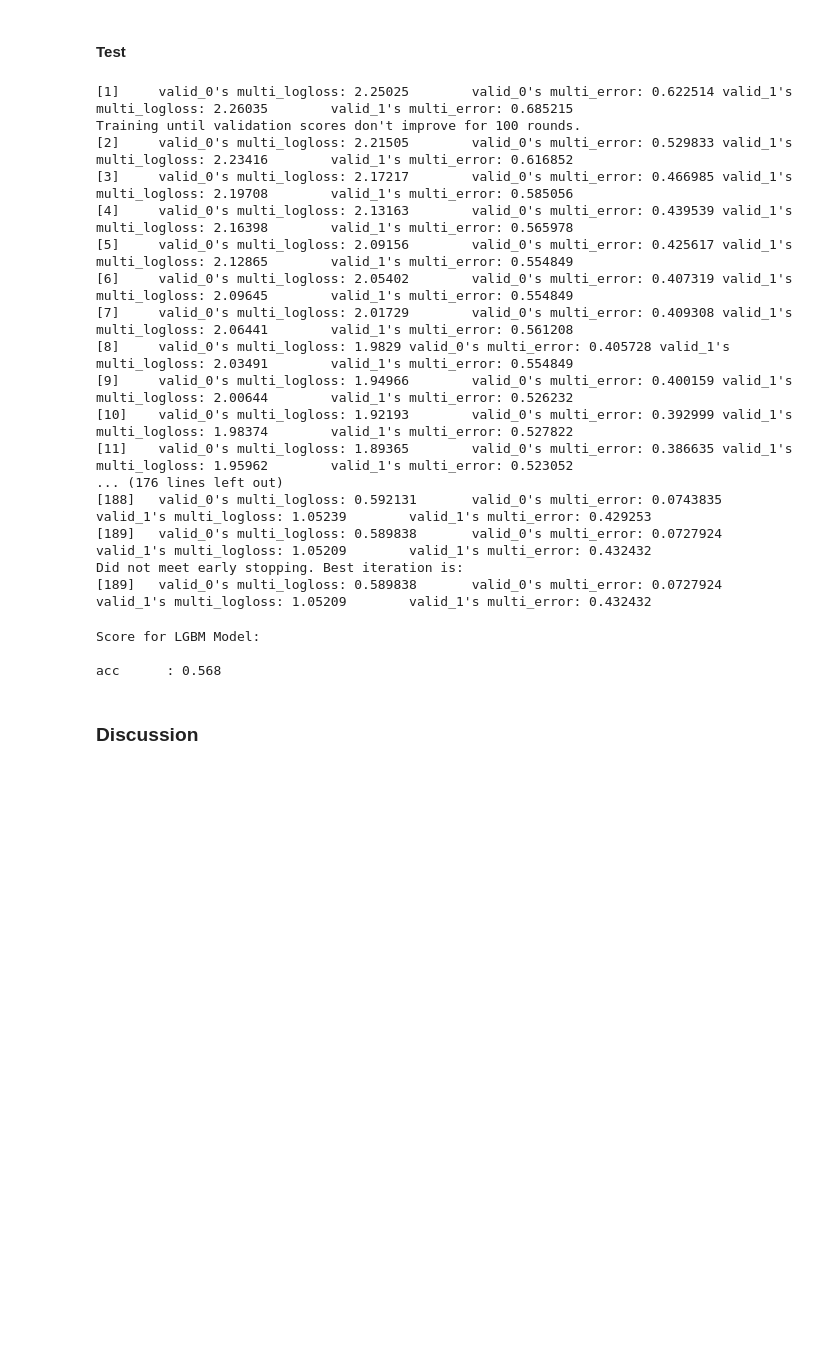
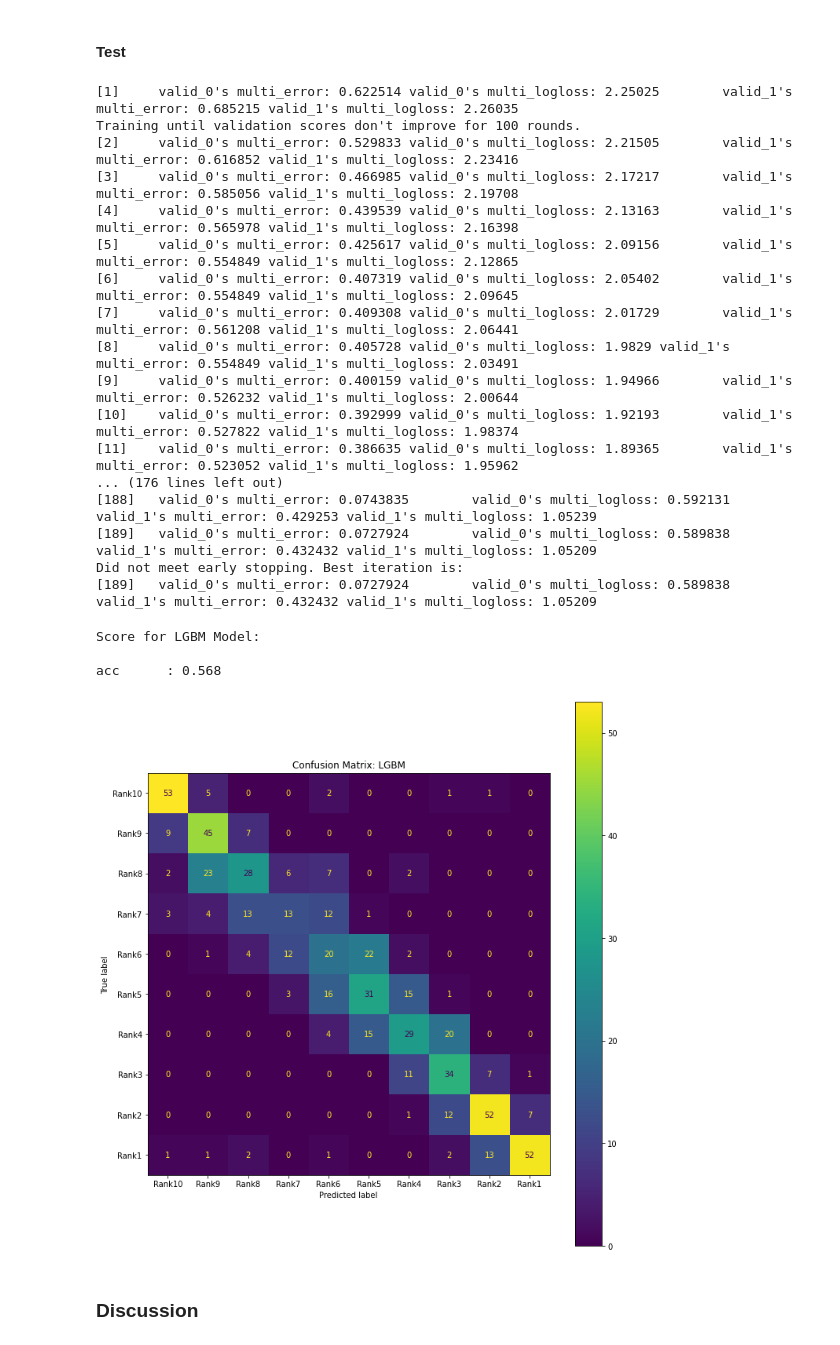
Before and after one commit to SamuelMiller413/N1-Health, a Jupyter notebook: N1_Assignment.ipynb, the cells around one changed output. Cells and saved outputs as stored; diff of their text form; code cells hidden in the pictures; blank space fills up the shorter version.

```diff
--- a/N1_Assignment.ipynb
+++ b/N1_Assignment.ipynb
@@ -1692,27 +1706,29 @@ lgbm = best_lgbm
 # fit model
 lgbm.fit(train_df[col_feat], train_df[label_col], early_stopping_rounds=100, eval_set=[(train_df[col_feat], train_df[label_col]), (test_df[col_feat], test_df[label_col])], eval_metric='multi_error', verbose=True)
 # score
+lgbm_preds = lgbm.predict(test_df[col_feat])
 lgbm_acc = accuracy_score(test_df[label_col], lgbm.predict(test_df[col_feat]))
+
 # store score
 lgbm_score = {'acc':lgbm_acc}
 # %% [output]
-[1]     valid_0's multi_logloss: 2.25025        valid_0's multi_error: 0.622514 valid_1's multi_logloss: 2.26035        valid_1's multi_error: 0.685215
+[1]     valid_0's multi_error: 0.622514 valid_0's multi_logloss: 2.25025        valid_1's multi_error: 0.685215 valid_1's multi_logloss: 2.26035
 Training until validation scores don't improve for 100 rounds.
-[2]     valid_0's multi_logloss: 2.21505        valid_0's multi_error: 0.529833 valid_1's multi_logloss: 2.23416        valid_1's multi_error: 0.616852
-[3]     valid_0's multi_logloss: 2.17217        valid_0's multi_error: 0.466985 valid_1's multi_logloss: 2.19708        valid_1's multi_error: 0.585056
-[4]     valid_0's multi_logloss: 2.13163        valid_0's multi_error: 0.439539 valid_1's multi_logloss: 2.16398        valid_1's multi_error: 0.565978
-[5]     valid_0's multi_logloss: 2.09156        valid_0's multi_error: 0.425617 valid_1's multi_logloss: 2.12865        valid_1's multi_error: 0.554849
-[6]     valid_0's multi_logloss: 2.05402        valid_0's multi_error: 0.407319 valid_1's multi_logloss: 2.09645        valid_1's multi_error: 0.554849
-[7]     valid_0's multi_logloss: 2.01729        valid_0's multi_error: 0.409308 valid_1's multi_logloss: 2.06441        valid_1's multi_error: 0.561208
-[8]     valid_0's multi_logloss: 1.9829 valid_0's multi_error: 0.405728 valid_1's multi_logloss: 2.03491        valid_1's multi_error: 0.554849
-[9]     valid_0's multi_logloss: 1.94966        valid_0's multi_error: 0.400159 valid_1's multi_logloss: 2.00644        valid_1's multi_error: 0.526232
-[10]    valid_0's multi_logloss: 1.92193        valid_0's multi_error: 0.392999 valid_1's multi_logloss: 1.98374        valid_1's multi_error: 0.527822
-[11]    valid_0's multi_logloss: 1.89365        valid_0's multi_error: 0.386635 valid_1's multi_logloss: 1.95962        valid_1's multi_error: 0.523052
+[2]     valid_0's multi_error: 0.529833 valid_0's multi_logloss: 2.21505        valid_1's multi_error: 0.616852 valid_1's multi_logloss: 2.23416
+[3]     valid_0's multi_error: 0.466985 valid_0's multi_logloss: 2.17217        valid_1's multi_error: 0.585056 valid_1's multi_logloss: 2.19708
+[4]     valid_0's multi_error: 0.439539 valid_0's multi_logloss: 2.13163        valid_1's multi_error: 0.565978 valid_1's multi_logloss: 2.16398
+[5]     valid_0's multi_error: 0.425617 valid_0's multi_logloss: 2.09156        valid_1's multi_error: 0.554849 valid_1's multi_logloss: 2.12865
+[6]     valid_0's multi_error: 0.407319 valid_0's multi_logloss: 2.05402        valid_1's multi_error: 0.554849 valid_1's multi_logloss: 2.09645
+[7]     valid_0's multi_error: 0.409308 valid_0's multi_logloss: 2.01729        valid_1's multi_error: 0.561208 valid_1's multi_logloss: 2.06441
+[8]     valid_0's multi_error: 0.405728 valid_0's multi_logloss: 1.9829 valid_1's multi_error: 0.554849 valid_1's multi_logloss: 2.03491
+[9]     valid_0's multi_error: 0.400159 valid_0's multi_logloss: 1.94966        valid_1's multi_error: 0.526232 valid_1's multi_logloss: 2.00644
+[10]    valid_0's multi_error: 0.392999 valid_0's multi_logloss: 1.92193        valid_1's multi_error: 0.527822 valid_1's multi_logloss: 1.98374
+[11]    valid_0's multi_error: 0.386635 valid_0's multi_logloss: 1.89365        valid_1's multi_error: 0.523052 valid_1's multi_logloss: 1.95962
 ... (176 lines left out)
-[188]   valid_0's multi_logloss: 0.592131       valid_0's multi_error: 0.0743835        valid_1's multi_logloss: 1.05239        valid_1's multi_error: 0.429253
-[189]   valid_0's multi_logloss: 0.589838       valid_0's multi_error: 0.0727924        valid_1's multi_logloss: 1.05209        valid_1's multi_error: 0.432432
+[188]   valid_0's multi_error: 0.0743835        valid_0's multi_logloss: 0.592131       valid_1's multi_error: 0.429253 valid_1's multi_logloss: 1.05239
+[189]   valid_0's multi_error: 0.0727924        valid_0's multi_logloss: 0.589838       valid_1's multi_error: 0.432432 valid_1's multi_logloss: 1.05209
 Did not meet early stopping. Best iteration is:
-[189]   valid_0's multi_logloss: 0.589838       valid_0's multi_error: 0.0727924        valid_1's multi_logloss: 1.05209        valid_1's multi_error: 0.432432
+[189]   valid_0's multi_error: 0.0727924        valid_0's multi_logloss: 0.589838       valid_1's multi_error: 0.432432 valid_1's multi_logloss: 1.05209
 # %%
 # Display Results
 print("Score for LGBM Model:")
@@ -1723,6 +1739,17 @@ for k,v in lgbm_score.items():
 Score for LGBM Model:
 
 acc      : 0.568
+# %%
+# confusion matrix
+cm = confusion_matrix(test_df[label_col], lgbm_preds, labels=cats)
+disp = ConfusionMatrixDisplay(confusion_matrix=cm,
+                            display_labels=cats, )
+fig, ax = plt.subplots(figsize=(10, 10))
+ax.set_title('Confusion Matrix: LGBM')
+disp.plot(ax=ax)
+fig.tight_layout()
+# %% [output]
+[figure, added]
 # %% [markdown]
 ### Discussion
 # %%
```
Also changed, not shown: parts of 13 cells of this notebook.
